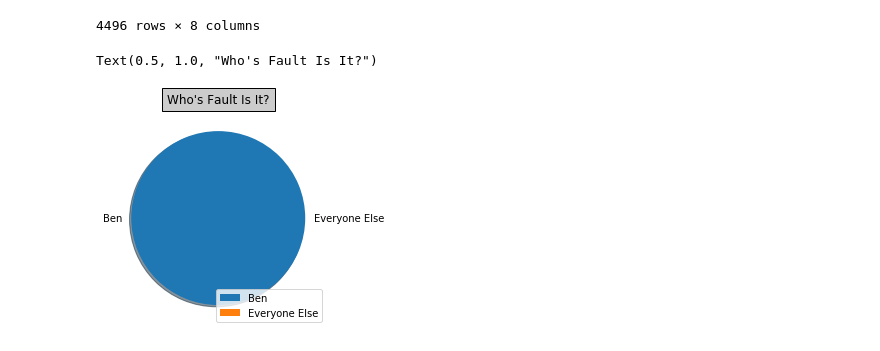
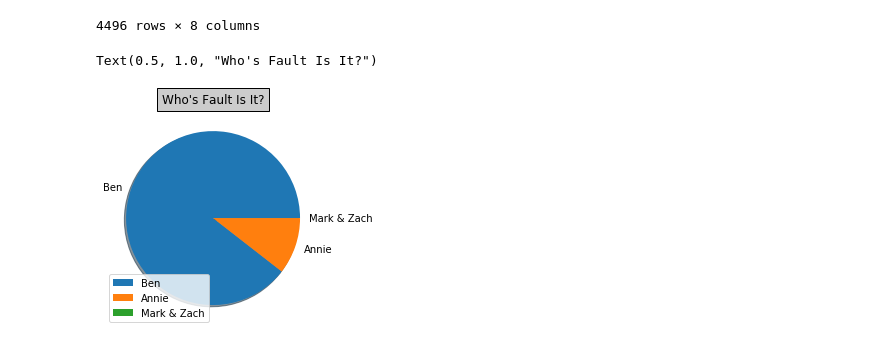
Before and after one commit to markmessick/nyc-crime-analysis, a Jupyter notebook: Final Arrests Analysis.ipynb, the cells around one changed output. Drawn from its saved outputs; the diff is of its cells as text; code cells hidden in the pictures.

Commit message:
Added the %Annies fault

```diff
--- a/Final Arrests Analysis.ipynb
+++ b/Final Arrests Analysis.ipynb
@@ -97,15 +97,16 @@ OCT_lngs = october_2014["Longitude"]
 # %%
 #Ben's Fault Chart
 fault = {
-    'Ben':[1],
-    'Everyone_Else':[0]
+    'Ben':[85],
+    'Annie':[10],
+    'Mark & Zach':[0]
 }
 fault = pd.DataFrame(data=fault)
-labels = ["Ben","Everyone Else"]
+labels = ["Ben","Annie","Mark & Zach"]
 #-------------------------------------------------------------------
 plt.pie(fault, labels=labels, shadow=True)
-plt.legend(loc="lower right")
+plt.legend(loc="lower left")
 plt.title("Who's Fault Is It?", bbox={'facecolor':'0.8', 'pad':5})
 # %% [output]
 Text(0.5, 1.0, "Who's Fault Is It?")
-[figure, old version]
+[figure, new version]
```
